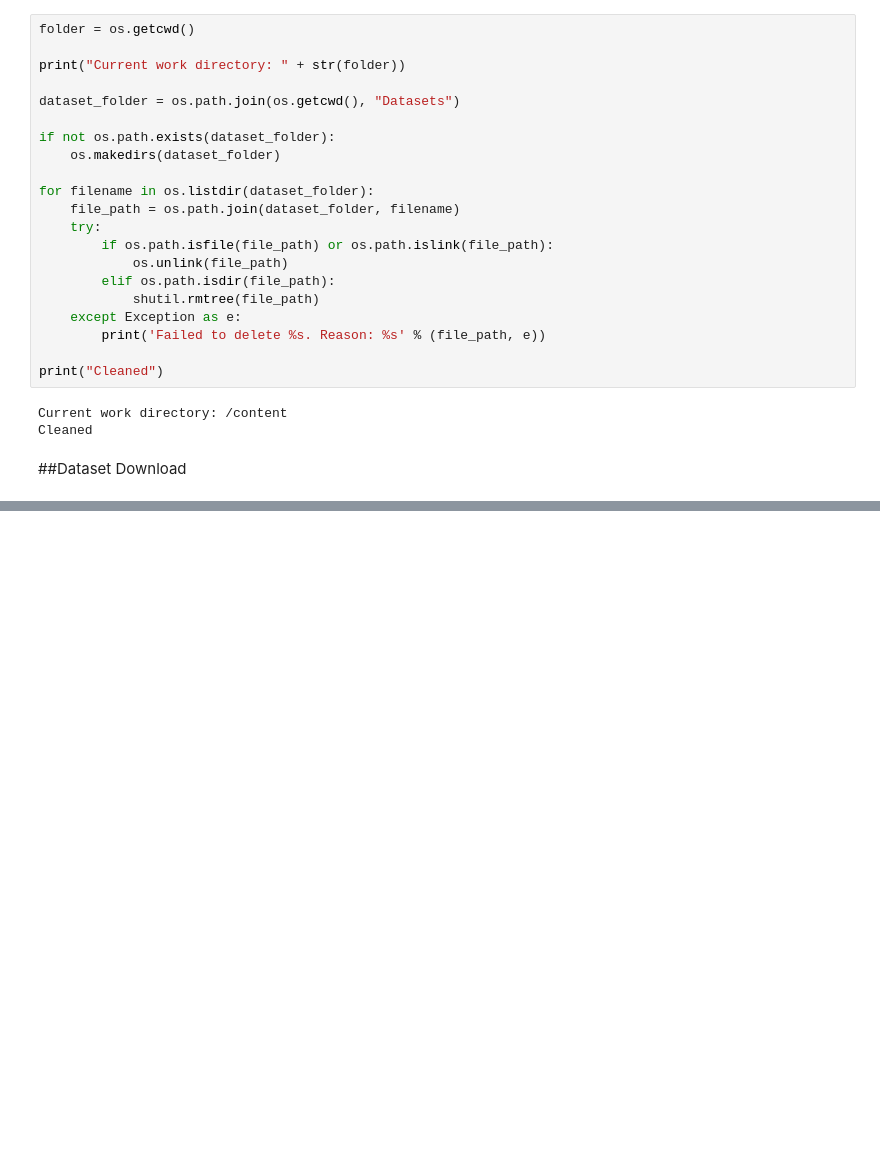
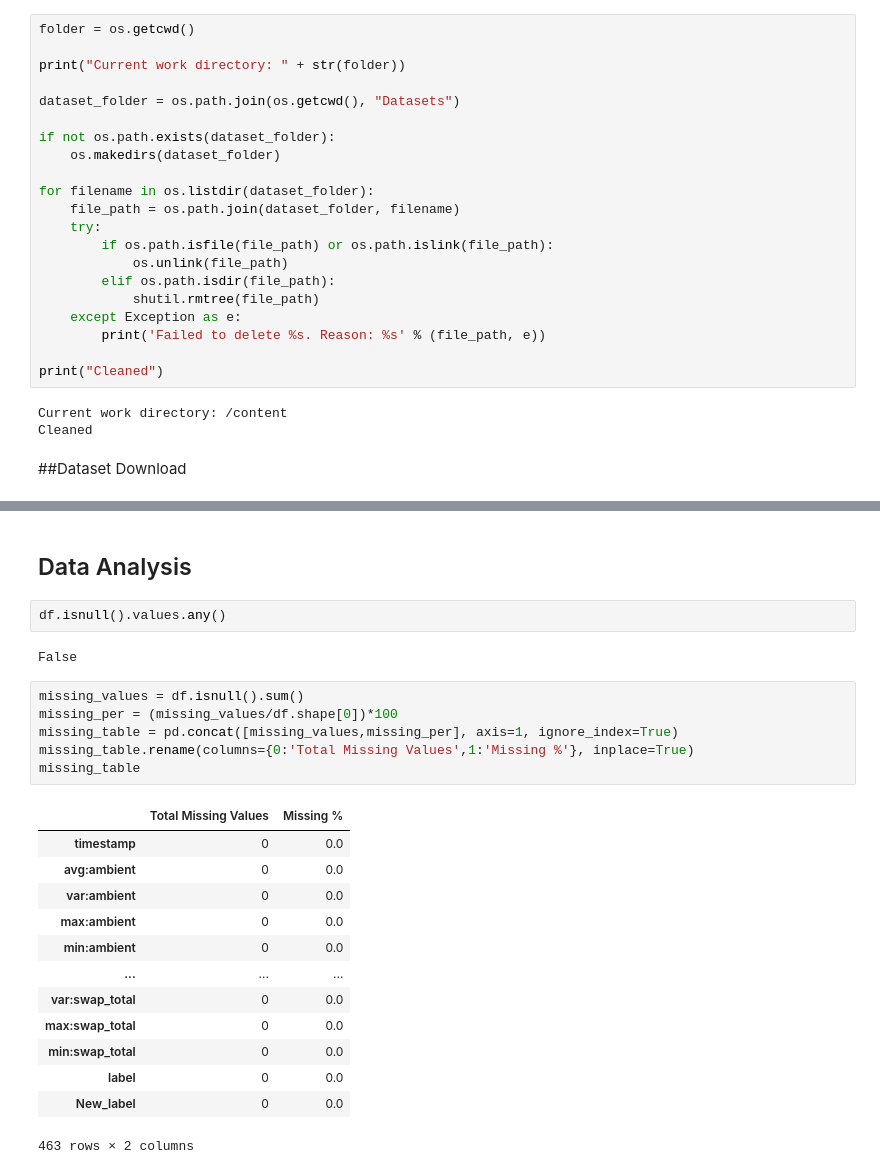
Before and after one commit to LIA-UniBo/Ai-in-industry, a Jupyter notebook: AI_in_industry.ipynb, the cells around one changed output, grey strips where cells are left out. Saved outputs shown, nothing was run; the diff lists cells and outputs as text; blank space fills up the shorter version.

```diff
--- a/AI_in_industry.ipynb
+++ b/AI_in_industry.ipynb
@@ -96 +97,27 @@ df.head(5)
 5 rows × 463 columns
+# %% [markdown]
+## Data Analysis
+# %%
+df.isnull().values.any()
+# %% [output]
+False
+# %%
+missing_values = df.isnull().sum()
+missing_per = (missing_values/df.shape[0])*100
+missing_table = pd.concat([missing_values,missing_per], axis=1, ignore_index=True)
+missing_table.rename(columns={0:'Total Missing Values',1:'Missing %'}, inplace=True)
+missing_table
+# %% [output]
+|  | Total Missing Values | Missing % |
+| timestamp | 0 | 0.0 |
+| avg:ambient | 0 | 0.0 |
+| var:ambient | 0 | 0.0 |
+| max:ambient | 0 | 0.0 |
+| min:ambient | 0 | 0.0 |
+| ... | ... | ... |
+| var:swap_total | 0 | 0.0 |
+| max:swap_total | 0 | 0.0 |
+| min:swap_total | 0 | 0.0 |
+| label | 0 | 0.0 |
+| New_label | 0 | 0.0 |
+463 rows × 2 columns
```
Also changed, not shown: parts of 10 cells of this notebook.
